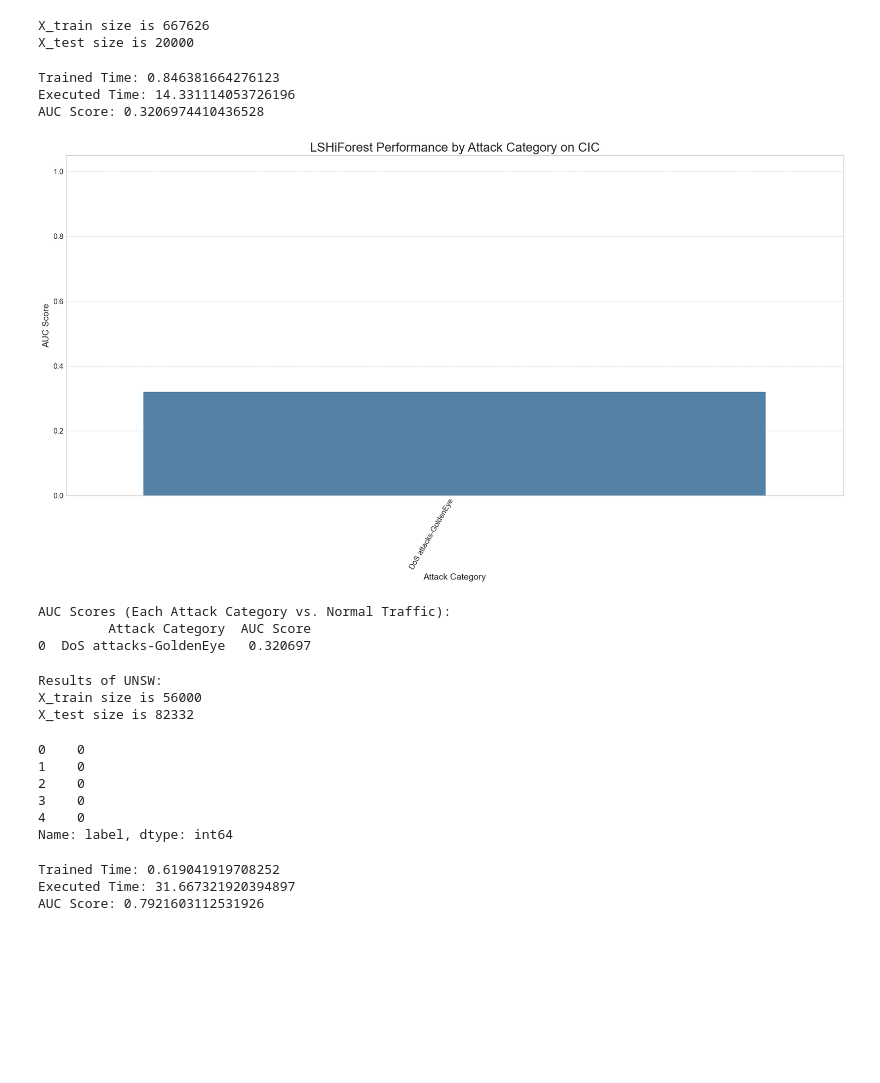
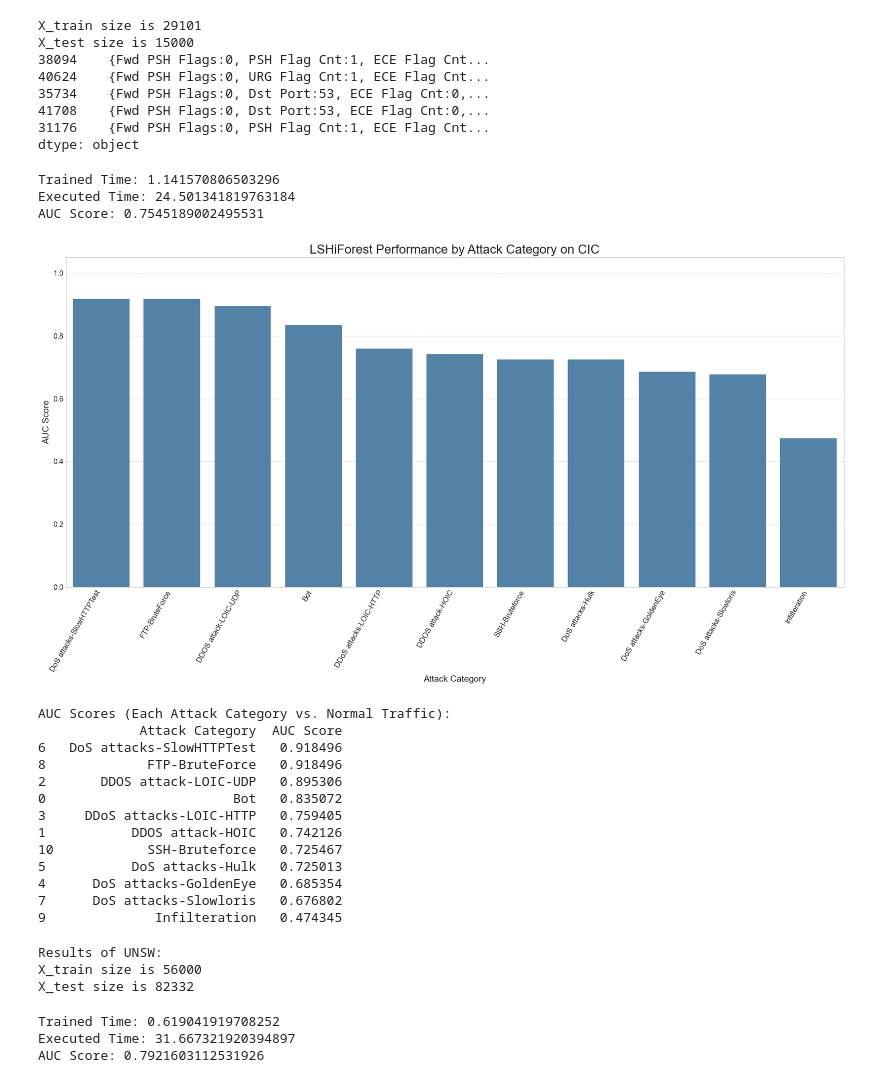
Before and after one commit to Sugata10723/ids-lshiforest, a Jupyter notebook: minhash/main.ipynb, the cells around one changed output. Saved outputs shown, nothing was run; the diff lists cells and outputs as text; code cells hidden in the pictures; blank space fills up the shorter version.

```diff
--- a/minhash/main.ipynb
+++ b/minhash/main.ipynb
@@ -9,35 +9,41 @@ import matplotlib.pyplot as plt
 import seaborn as sns
 # %%
 # CIC
-X_train, y_train, X_test, y_test, y_cat = data_loader.load_cic_for_minhash() # とりあえず20000件だけ読み込み
+X_train, y_train, X_test, y_test = data_loader.load_cic_for_minhash() # とりあえず20000件だけ読み込み
 y_true = np.array([0 if label == "Benign" else 1 for label in y_test])
 print(f"X_train size is {len(X_train)}")
 print(f"X_test size is {len(X_test)}")
 print(X_train.head())
 # %% [output]
-X_train size is 667626
-X_test size is 20000
+X_train size is 29101
+X_test size is 15000
+38094    {Fwd PSH Flags:0, PSH Flag Cnt:1, ECE Flag Cnt...
+40624    {Fwd PSH Flags:0, URG Flag Cnt:1, ECE Flag Cnt...
+35734    {Fwd PSH Flags:0, Dst Port:53, ECE Flag Cnt:0,...
+41708    {Fwd PSH Flags:0, Dst Port:53, ECE Flag Cnt:0,...
+31176    {Fwd PSH Flags:0, PSH Flag Cnt:1, ECE Flag Cnt...
+dtype: object
 # %%
 # LSHiForestのインスタンス化と学習
 lshif = MinHashLSHiForest(n_estimators=100, sample_size=256, eta=1.0)
 start = time.time()
 lshif.fit(X_train)
 stop = time.time()
-print(f"Trained Time: {stop -start}")
+print(f"Trained Time: {stop-start}")
 
 # 異常スコアの計算
 start = time.time()
 scores = lshif.decision_function(X_test)
 stop = time.time()
+print(f"Executed Time: {stop-start}")
 
 # 2. AUCスコアを計算
-print(f"Executed Time: {stop-start}")
 auc_scores = roc_auc_score(y_true, scores)
 print(f"AUC Score: {auc_scores}")
 # %% [output]
-Trained Time: 0.846381664276123
-Executed Time: 14.331114053726196
-AUC Score: 0.3206974410436528
+Trained Time: 1.141570806503296
+Executed Time: 24.501341819763184
+AUC Score: 0.7545189002495531
 # %%
 # 結果の描写
 results_df = pd.DataFrame({
@@ -50,41 +56,50 @@ results_df = pd.DataFrame({
 normal_df = results_df[results_df['label'] == 0]
 attack_df = results_df[results_df['label'] == 1]
 
 # 3. 各攻撃カテゴリのAUCスコアを計算
 auc_scores_by_cat = {}
 unique_attack_cats = sorted(attack_df['attack_cat'].unique())
 
 for cat in unique_attack_cats:
     current_attack_df = attack_df[attack_df['attack_cat'] == cat]
-    eval_df = pd.concat([normal_df, current_attack_df])
+    eval_df = pd.concat([normal_df, current_attack_df], axis=0)
     auc = roc_auc_score(eval_df['label'], eval_df['score'])
     auc_scores_by_cat[cat] = auc
 
 plot_df = pd.DataFrame(list(auc_scores_by_cat.items()), columns=['Attack Category', 'AUC Score'])
 plot_df = plot_df.sort_values('AUC Score', ascending=False)
 plt.style.use('seaborn-v0_8-whitegrid')
 fig, ax = plt.subplots(figsize=(18, 10))
 sns.barplot(data=plot_df, x='Attack Category', y='AUC Score', color='steelblue', ax=ax)
 ax.set_title('LSHiForest Performance by Attack Category on CIC', fontsize=20)
 ax.set_xlabel('Attack Category', fontsize=14)
 ax.set_ylabel('AUC Score', fontsize=14)
 ax.set_ylim(0, 1.05)
 ax.tick_params(axis='x', labelsize=12)
 plt.setp(ax.get_xticklabels(), rotation=60, ha='right')
 ax.tick_params(axis='y', labelsize=12)
 ax.grid(axis='y', linestyle='--', alpha=0.7)
 plt.tight_layout()
 plt.show()
 print("AUC Scores (Each Attack Category vs. Normal Traffic):")
 print(plot_df)
 # %% [output]
-[figure, old version]
+[figure, new version]
 AUC Scores (Each Attack Category vs. Normal Traffic):
-         Attack Category  AUC Score
-0  DoS attacks-GoldenEye   0.320697
+             Attack Category  AUC Score
+6   DoS attacks-SlowHTTPTest   0.918496
+8             FTP-BruteForce   0.918496
+2       DDOS attack-LOIC-UDP   0.895306
+0                        Bot   0.835072
+3     DDoS attacks-LOIC-HTTP   0.759405
+1           DDOS attack-HOIC   0.742126
+10            SSH-Bruteforce   0.725467
+5           DoS attacks-Hulk   0.725013
+4      DoS attacks-GoldenEye   0.685354
+7      DoS attacks-Slowloris   0.676802
+9              Infilteration   0.474345
 # %%
 # unswの実験
-print("Results of UNSW:")
 X_train, y_train, X_test, y_test, y_cat = data_loader.load_unsw_for_minhash()
 print(f"X_train size is {len(X_train)}")
 print(f"X_test size is {len(X_test)}")
@@ -92,12 +107,6 @@ print(f"X_test size is {len(X_test)}")
 Results of UNSW:
 X_train size is 56000
 X_test size is 82332
-0    0
-1    0
-2    0
-3    0
-4    0
-Name: label, dtype: int64
 # %%
 # LSHiForestのインスタンス化と学習
 lshif = MinHashLSHiForest(n_estimators=100, sample_size=256, eta=1.0)
```
Also changed, not shown: 4 other files.
